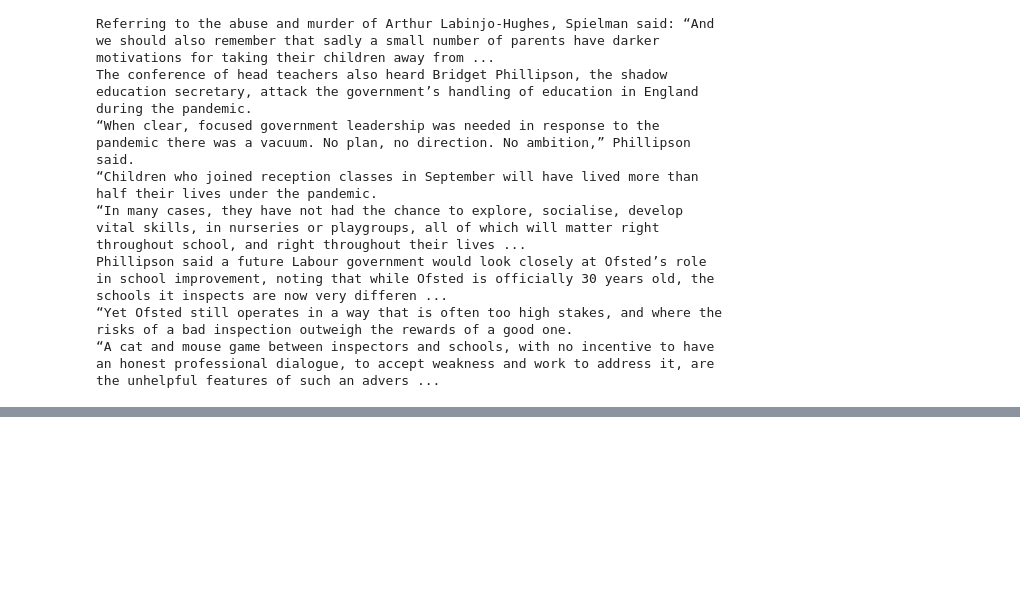
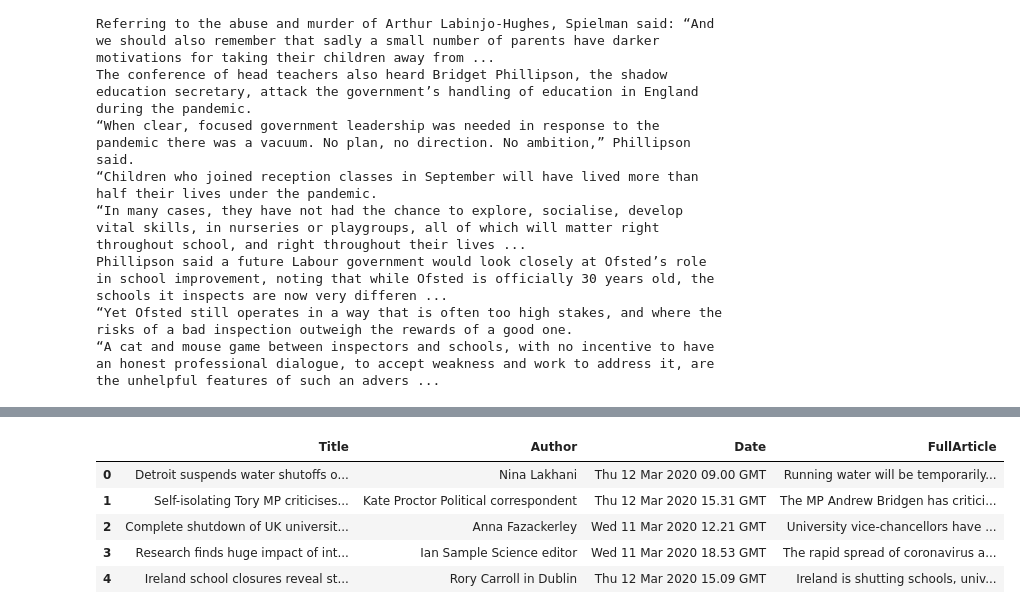
Before and after one commit to ELIJDAYO/Webscrape-Notebook, a Jupyter notebook: NewsAPI.ipynb, the cells around one changed output, grey strips where cells are left out. Cells and saved outputs as stored; diff of their text form; code cells hidden in the pictures; blank space fills up the shorter version.

```diff
--- a/NewsAPI.ipynb
+++ b/NewsAPI.ipynb
@@ -190,0 +297,11 @@ jsonList
+# %%
+scrapeAPI = pd.read_json("C:/Users/edayo/Downloads/3y2t/datapre/jsonList.json")
+# %%
+scrapeAPI.head()
+# %% [output]
+|  | Title | Author | Date | FullArticle |
+| 0 | Detroit suspends water shutoffs o... | Nina Lakhani | Thu 12 Mar 2020 09.00 GMT | Running water will be temporarily... |
+| 1 | Self-isolating Tory MP criticises... | Kate Proctor Political correspondent | Thu 12 Mar 2020 15.31 GMT | The MP Andrew Bridgen has critici... |
+| 2 | Complete shutdown of UK universit... | Anna Fazackerley | Wed 11 Mar 2020 12.21 GMT | University vice-chancellors have ... |
+| 3 | Research finds huge impact of int... | Ian Sample Science editor | Wed 11 Mar 2020 18.53 GMT | The rapid spread of coronavirus a... |
+| 4 | Ireland school closures reveal st... | Rory Carroll in Dublin | Thu 12 Mar 2020 15.09 GMT | Ireland is shutting schools, univ... |
```
Also changed, not shown: parts of 16 cells of this notebook.
